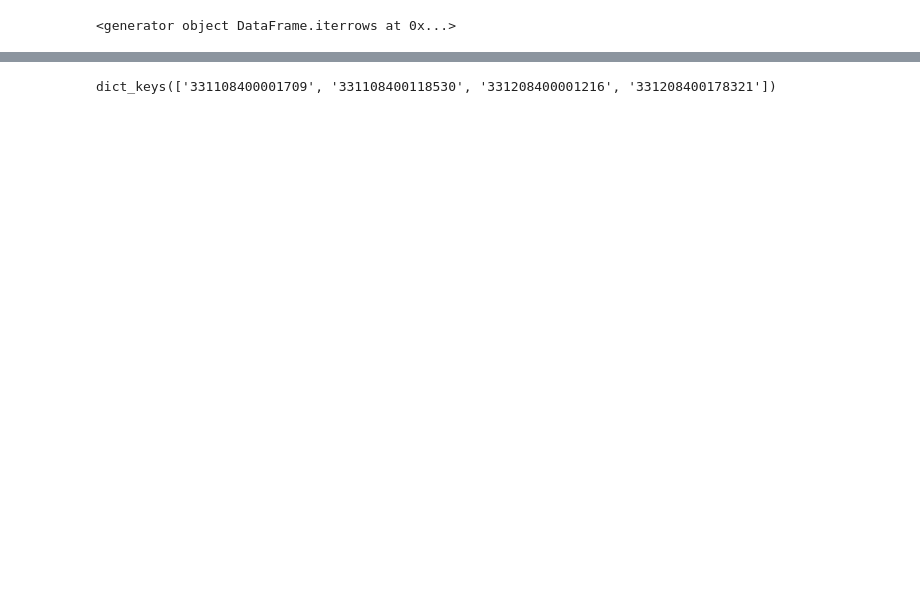
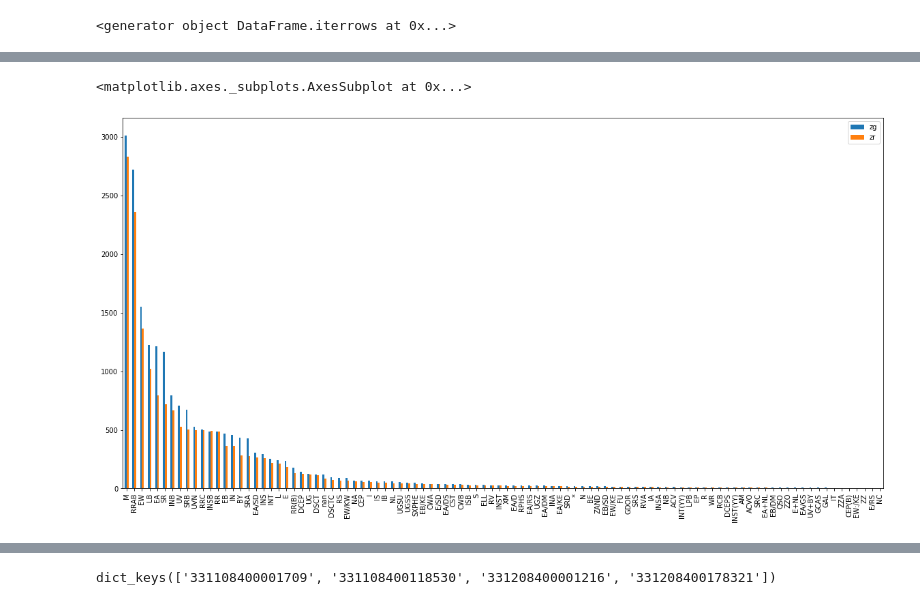
Before and after one commit to Rtut654/AstroProblems, a Jupyter notebook: Naydenkin_projectML.ipynb, the cells around one changed output, grey strips where cells are left out. Saved outputs shown, nothing was run; the diff lists cells and outputs as text; code cells hidden in the pictures; blank space fills up the shorter version.

```diff
--- a/Naydenkin_projectML.ipynb
+++ b/Naydenkin_projectML.ipynb
@@ -451,0 +541,7 @@ for (dirpath, dirnames, filenames) in walk(mypath):
+# %%
+# Error correction
+index=[]
+for i in range(df1.shape[0]):
+    if abs(df1['dec_x'][i]-df1['dec_y'][i])>=0.003:
+        index.append(i)
+d1f=df1.drop(index,axis=0)
@@ -451,0 +703,2 @@ for (dirpath, dirnames, filenames) in walk(mypath):
+# %%
+dfff=df1[df1['filter']=='zg']['Type'].value_counts()
@@ -451,0 +736,10 @@ for (dirpath, dirnames, filenames) in walk(mypath):
+# %%
+# obs.plot(kind='bar',figsize=(20,10))
+# plt.savefig('f.png')
+dfff0=pd.DataFrame(list(zip(dfff.index.tolist(),df1[df1['filter']=='zg']['Type'].value_counts().tolist(),df1[df1['filter']=='zr']['Type'].value_counts().tolist())),columns=['name','zg','zr'])
+# dfff=df1['Type'].value_counts()[:100]
+dfff0.index=dfff.index.tolist()
+dfff0.plot(kind='bar',figsize=(20,10))
+# %% [output]
+<matplotlib.axes._subplots.AxesSubplot at 0x...>
+[figure, added]
```
Also changed, not shown: parts of 105 cells of this notebook.
